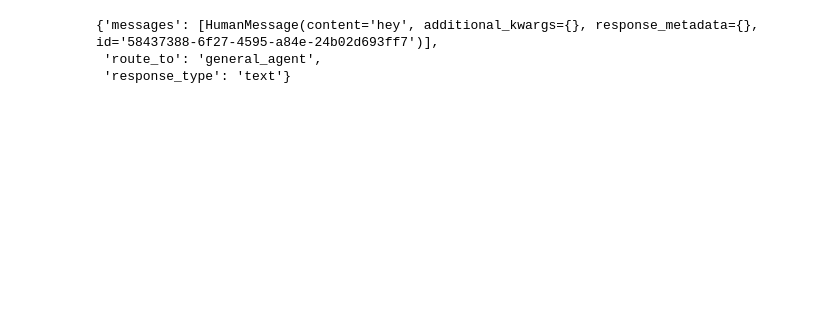
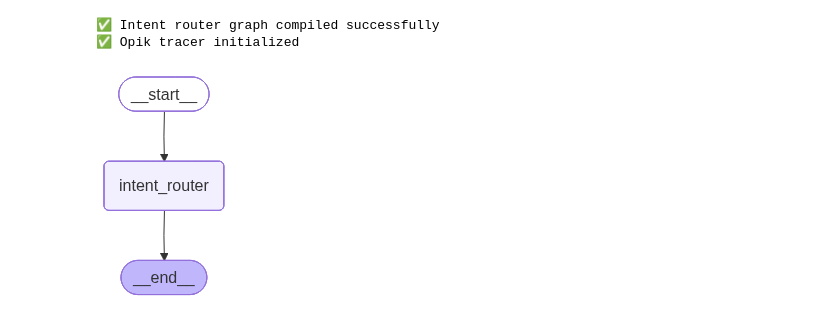
Before and after one commit to shubhamprajapati7748/sahiloan-customer-chatbot, a Jupyter notebook: notebooks/test_graph.ipynb, the cells around one changed output. Cells and saved outputs as stored; diff of their text form; code cells hidden in the pictures; blank space fills up the shorter version.

```diff
--- a/notebooks/test_graph.ipynb
+++ b/notebooks/test_graph.ipynb
@@ -54,6 +69,31 @@ OPIK: Started logging traces to the "sahiloan_chatbot" project at https://www.co
-# %%
-{'messages': [HumanMessage(content='hey', additional_kwargs={}, response_metadata={}, id='58437388-6f27-4595-a84e-24b02d693ff7')], 'route_to': 'general_agent', 'response_type': 'text'}
-# %% [output]
-{'messages': [HumanMessage(content='hey', additional_kwargs={}, response_metadata={}, id='58437388-6f27-4595-a84e-24b02d693ff7')],
- 'route_to': 'general_agent',
- 'response_type': 'text'}
+# %%
+from sahiloan_chatbot.application.chat_service.workflow.graph import create_intent_router_graph
+from sahiloan_chatbot.application.chat_service.workflow.state import ChatState
+from langgraph.checkpoint.memory import MemorySaver
+from langchain_core.messages import HumanMessage
+from opik.integrations.langchain import OpikTracer
+import uuid
+import time
+
+# Initialize memory checkpointer
+checkpointer = MemorySaver()
+
+# Create and compile the intent router graph
+graph_builder = create_intent_router_graph()
+intent_router_graph = graph_builder.compile(checkpointer)
+
+# Initialize Opik tracer
+opik_tracer = OpikTracer(
+    graph=intent_router_graph.get_graph(xray=True),
+    project_name="sahiloan_chatbot"
+)
+
+print("✅ Intent router graph compiled successfully")
+print(f"✅ Opik tracer initialized")
+
+# Display the graph
+intent_router_graph
+# %% [output]
+✅ Intent router graph compiled successfully
+✅ Opik tracer initialized
+[figure, added]
```
Also changed, not shown: parts of 5 cells of this notebook, 19 other files.
